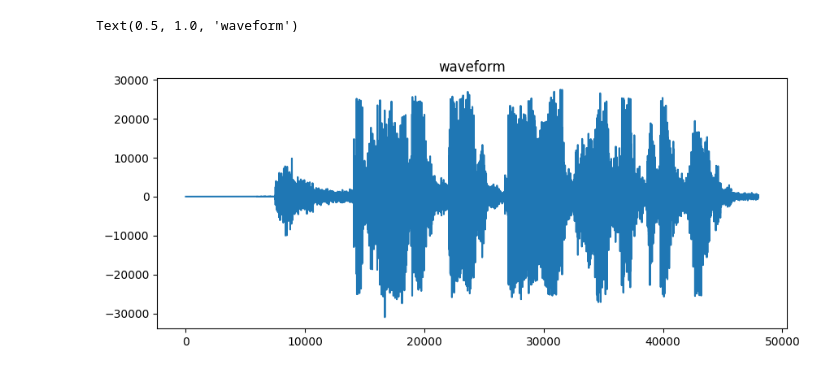
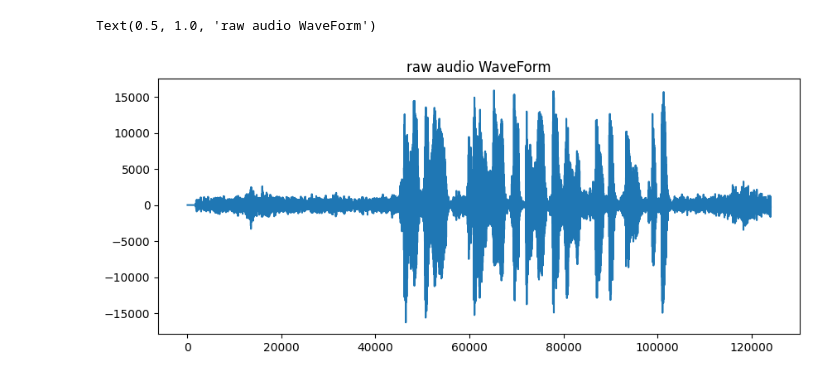
Before and after one commit to mohit-vashisth/Mirage-Omega1, a Jupyter notebook: ml_models/ete-synthesis/load_decode.ipynb, the cells around one changed output. Drawn from its saved outputs; the diff is of its cells as text; code cells hidden in the pictures.

```diff
--- a/ml_models/ete-synthesis/load_decode.ipynb
+++ b/ml_models/ete-synthesis/load_decode.ipynb
@@ -5,0 +3,9 @@ import matplotlib.pyplot as plt
+# %%
+import torchaudio as tad
+import matplotlib.pyplot as plt
+import noisereduce as nr
+import torch
+import torchaudio.transforms as T
+
+raw_audio_path = r"C:\Users\Admin\Documents\Mirage-Omega1\ml_models\ete-synthesis\processed_audios\mirage_1.wav"
+processed_audio_path = r"C:\Users\Admin\Documents\Mirage-Omega1\ml_models\ete-synthesis\processed_audios\reducedTensor_Audio.wav"
@@ -6,7 +14,2 @@ import matplotlib.pyplot as plt
 # %%
-sample_frame = 8000
-waveform, sample_rate = tad.load(path,
-                                frame_offset=sample_frame,
-                                num_frames=sample_frame * 6,
-                                normalize=False,
-                                channels_first=True)
+raw_waveform, raw_sample_rate = tad.load(raw_audio_path, normalize=False, channels_first=True)
@@ -17,7 +40,8 @@ waveform, sample_rate
 # %%
+# raw audio plotting
 plt.figure(figsize=(10, 4))
-plt.plot(waveform.t().numpy())
-plt.title("waveform")
+plt.plot(raw_waveform.t().numpy())
+plt.title("raw audio WaveForm")
 # %% [output]
-Text(0.5, 1.0, 'waveform')
+Text(0.5, 1.0, 'raw audio WaveForm')
-[figure, old version]
+[figure, new version]
```
Also changed, not shown: parts of 31 cells of this notebook, 6 other files.
